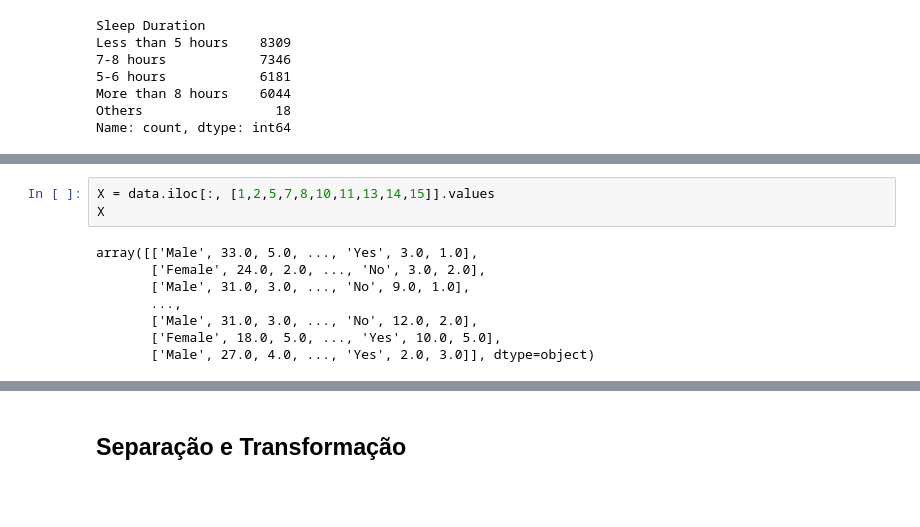
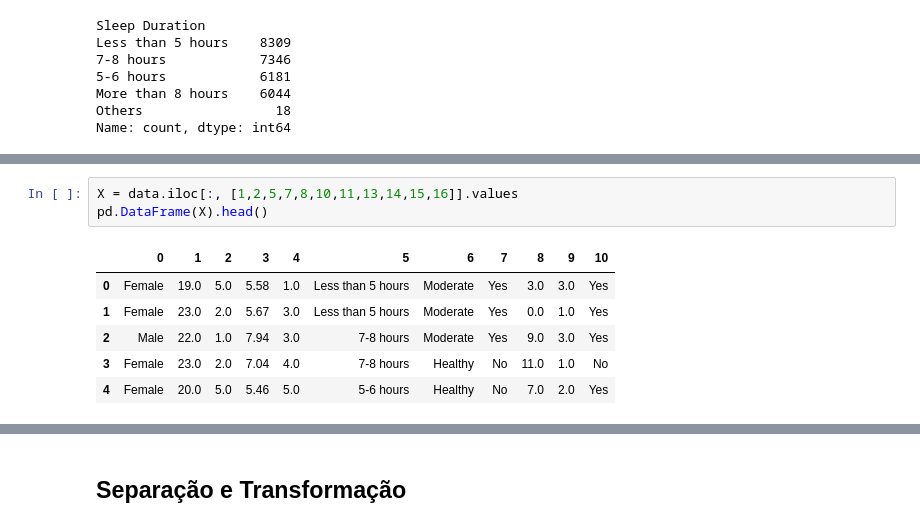
Before and after one commit to GabCosNev/Projetos, a Jupyter notebook: Previsor de Depressao em Estudantes/PrevisorNeural.ipynb, the cells around one changed output, grey strips where cells are left out. Drawn from its saved outputs; the diff is of its cells as text; blank space fills up the shorter version.

```diff
--- a/Previsor de Depressao em Estudantes/PrevisorNeural.ipynb
+++ b/Previsor de Depressao em Estudantes/PrevisorNeural.ipynb
@@ -99,14 +132,13 @@ Name: count, dtype: int64
 # %%
-X = data.iloc[:, [1,2,5,7,8,10,11,13,14,15]].values
-X
+X = data.iloc[:, [1,2,5,7,8,10,11,13,14,15,16]].values
+pd.DataFrame(X).head()
 # %% [output]
-array([['Male', 33.0, 5.0, ..., 'Yes', 3.0, 1.0],
-       ['Female', 24.0, 2.0, ..., 'No', 3.0, 2.0],
-       ['Male', 31.0, 3.0, ..., 'No', 9.0, 1.0],
-       ...,
-       ['Male', 31.0, 3.0, ..., 'No', 12.0, 2.0],
-       ['Female', 18.0, 5.0, ..., 'Yes', 10.0, 5.0],
-       ['Male', 27.0, 4.0, ..., 'Yes', 2.0, 3.0]], dtype=object)
+|  | 0 | 1 | 2 | 3 | 4 | 5 | 6 | 7 | 8 | 9 | 10 |
+| 0 | Female | 19.0 | 5.0 | 5.58 | 1.0 | Less than 5 hours | Moderate | Yes | 3.0 | 3.0 | Yes |
+| 1 | Female | 23.0 | 2.0 | 5.67 | 3.0 | Less than 5 hours | Moderate | Yes | 0.0 | 1.0 | Yes |
+| 2 | Male | 22.0 | 1.0 | 7.94 | 3.0 | 7-8 hours | Moderate | Yes | 9.0 | 3.0 | Yes |
+| 3 | Female | 23.0 | 2.0 | 7.04 | 4.0 | 7-8 hours | Healthy | No | 11.0 | 1.0 | No |
+| 4 | Female | 20.0 | 5.0 | 5.46 | 5.0 | 5-6 hours | Healthy | No | 7.0 | 2.0 | Yes |
 # %%
 y = data.iloc[:, -1].values
 y
```
Also changed, not shown: parts of 31 cells of this notebook, 3 other files.
